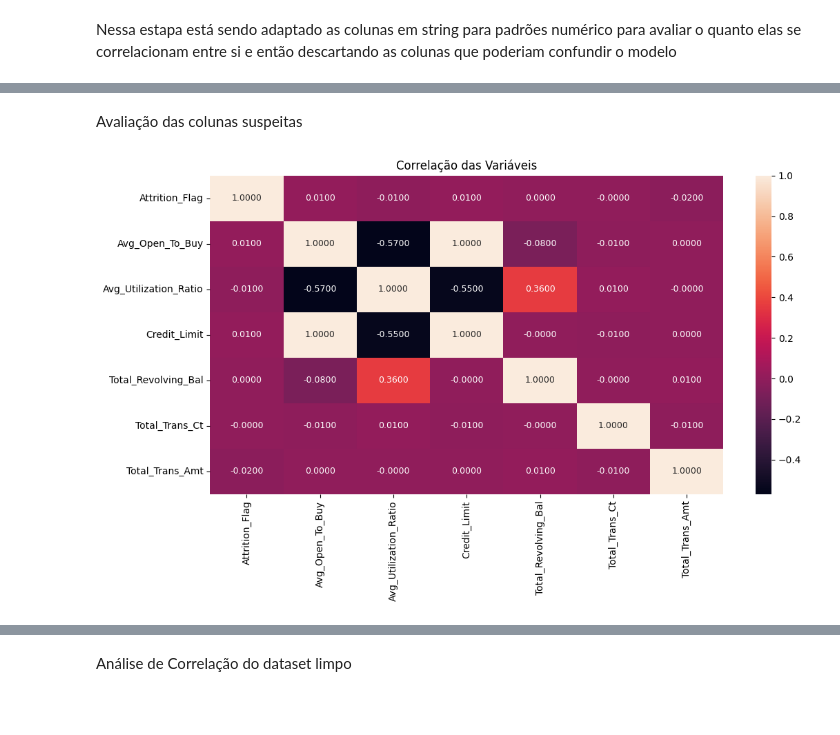
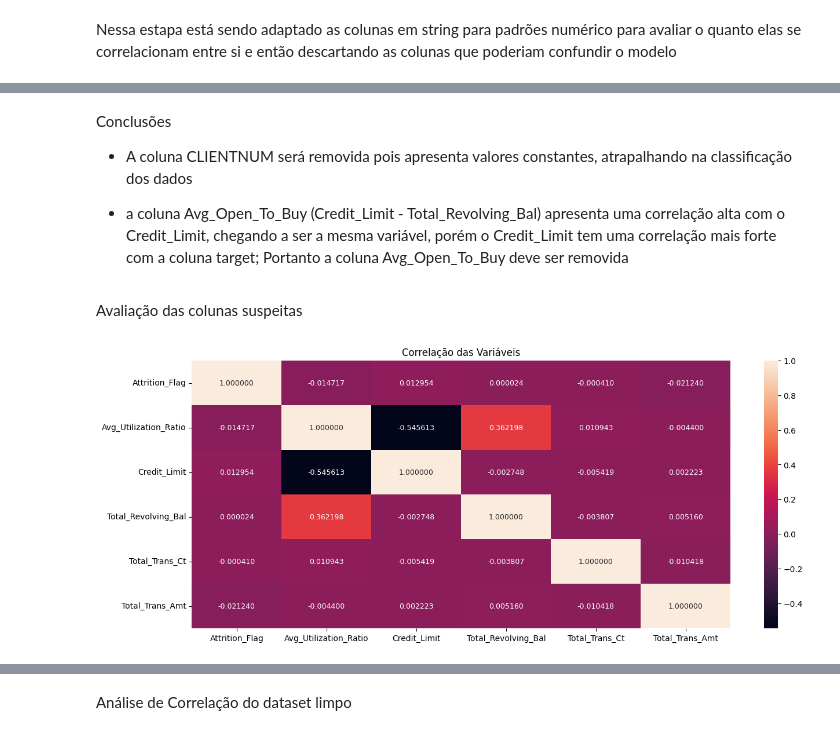
Before and after one commit to rpf991/Previsao_Churning_Clientes_Credito, a Jupyter notebook: notebooks/data_analysis.ipynb, the cells around one changed output, grey strips where cells are left out. Drawn from its saved outputs; the diff is of its cells as text; code cells hidden in the pictures; blank space fills up the shorter version.

```diff
--- a/notebooks/data_analysis.ipynb
+++ b/notebooks/data_analysis.ipynb
@@ -192,15 +218,25 @@ plt.show()
+# %% [markdown]
+Conclusões
+
+* A coluna CLIENTNUM será removida pois apresenta
+  valores constantes, atrapalhando na classificação dos dados
+
+* a coluna Avg_Open_To_Buy (Credit_Limit - Total_Revolving_Bal) apresenta uma
+  correlação alta com o Credit_Limit, chegando a ser a mesma variável,
+  porém o Credit_Limit tem uma correlação mais forte com a coluna target;
+  Portanto a coluna Avg_Open_To_Buy deve ser removida
 # %% [markdown]
 Avaliação das colunas suspeitas
 # %%
-df_hetamap_test = df_base_credit[['Attrition_Flag', 'Avg_Open_To_Buy',
+df_hetamap_test = df_base_credit[['Attrition_Flag',
                                   'Avg_Utilization_Ratio','Credit_Limit',
-                                  'Total_Revolving_Bal', 'Total_Trans_Ct', 'Total_Trans_Amt']].corr().round(2)
+                                  'Total_Revolving_Bal', 'Total_Trans_Ct', 'Total_Trans_Amt']].corr()
 
-plt.figure(figsize=(12, 6))
+plt.figure(figsize=(15, 6))
 
 sns.heatmap(data=df_hetamap_test,
-            annot=True, fmt=".4f", annot_kws={"size": 9})
+            annot=True, fmt=".6f", annot_kws={"size": 9})
 plt.title("Correlação das Variáveis")
 plt.show()
 # %% [output]
-[figure, old version]
+[figure, new version]
```
Also changed, not shown: parts of 13 cells of this notebook.
